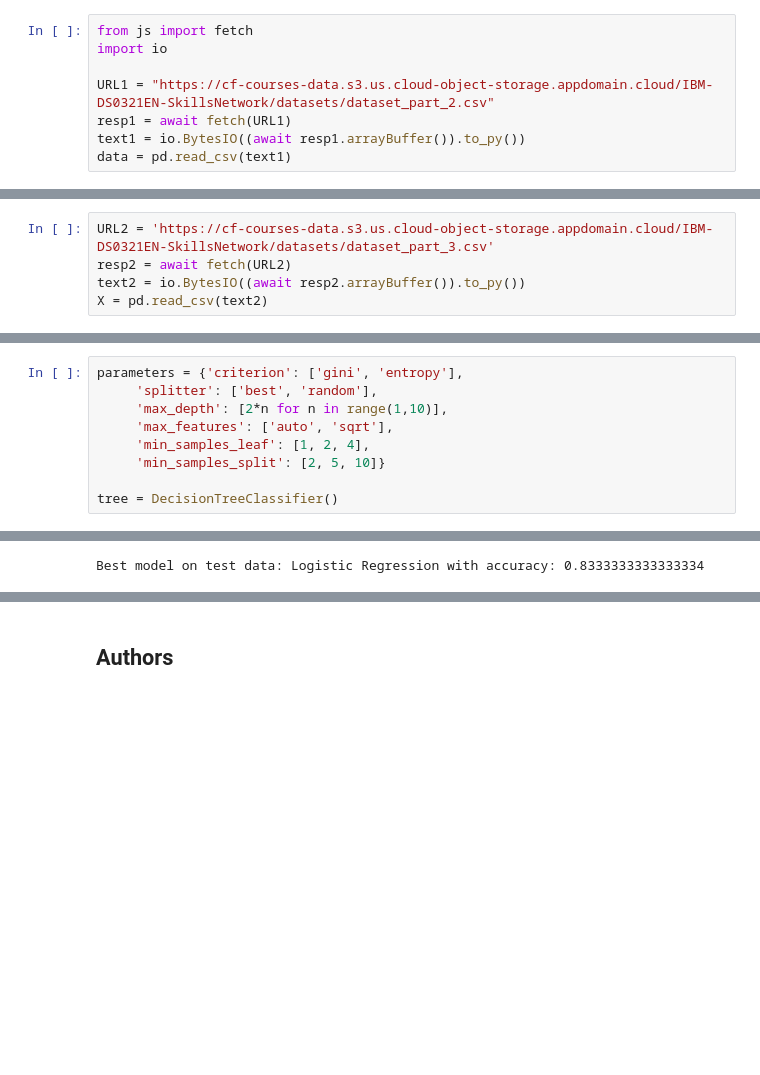
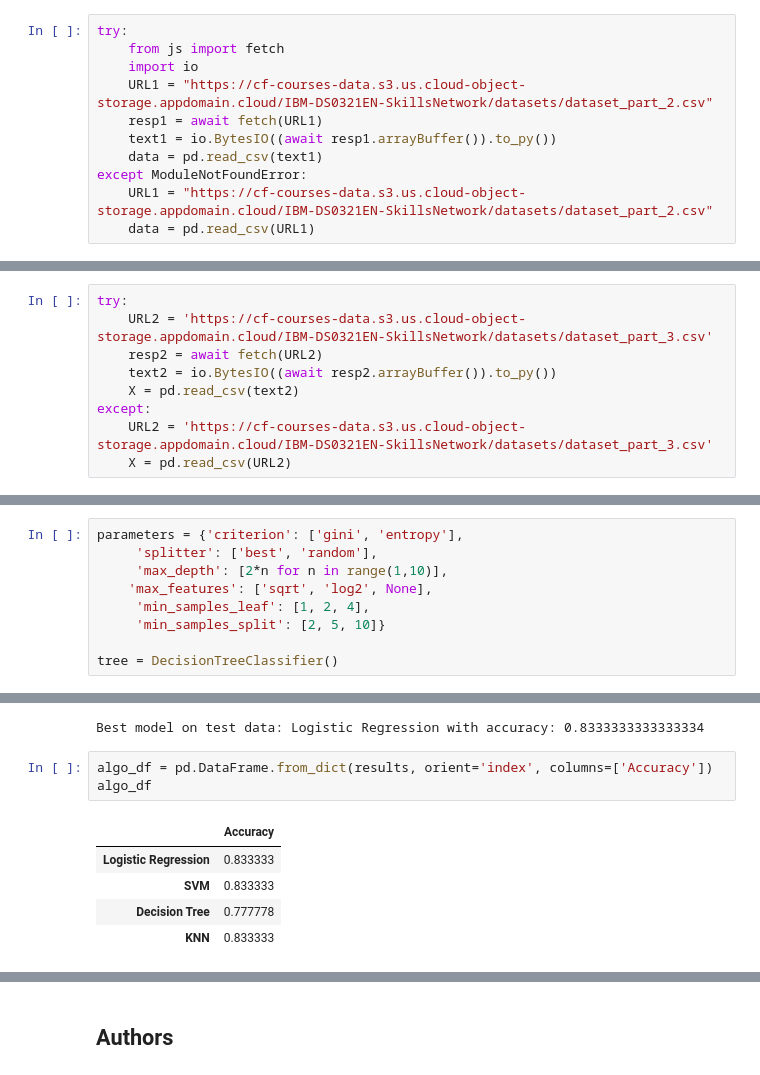
Before and after one commit to devendra-deshmukh/spacex-landing-prediction-capstone, a Jupyter notebook: SpaceX_Machine Learning Prediction_Part_5.ipynb, the cells around one changed output, grey strips where cells are left out. Cells and saved outputs as stored; diff of their text form; blank space fills up the shorter version.

```diff
--- a/SpaceX_Machine Learning Prediction_Part_5.ipynb
+++ b/SpaceX_Machine Learning Prediction_Part_5.ipynb
@@ -92,13 +107,16 @@ def plot_confusion_matrix(y,y_predict):
 # %% [markdown]
 Load the data
 # %%
-from js import fetch
-import io
-
-URL1 = "https://cf-courses-data.s3.us.cloud-object-storage.appdomain.cloud/IBM-DS0321EN-SkillsNetwork/datasets/dataset_part_2.csv"
-resp1 = await fetch(URL1)
-text1 = io.BytesIO((await resp1.arrayBuffer()).to_py())
-data = pd.read_csv(text1)
+try:
+    from js import fetch
+    import io
+    URL1 = "https://cf-courses-data.s3.us.cloud-object-storage.appdomain.cloud/IBM-DS0321EN-SkillsNetwork/datasets/dataset_part_2.csv"
+    resp1 = await fetch(URL1)
+    text1 = io.BytesIO((await resp1.arrayBuffer()).to_py())
+    data = pd.read_csv(text1)
+except ModuleNotFoundError:
+    URL1 = "https://cf-courses-data.s3.us.cloud-object-storage.appdomain.cloud/IBM-DS0321EN-SkillsNetwork/datasets/dataset_part_2.csv"
+    data = pd.read_csv(URL1)
 # %%
 data.head()
 # %% [output]
@@ -109,10 +127,14 @@ data.head()
 | 3 | 4 | 2013-09-29 | Falcon 9 | 500.000000 | PO | VAFB SLC 4E | False Ocean | 1 | False | ... |
 | 4 | 5 | 2013-12-03 | Falcon 9 | 3170.000000 | GTO | CCAFS SLC 40 | None None | 1 | False | ... |
 # %%
-URL2 = 'https://cf-courses-data.s3.us.cloud-object-storage.appdomain.cloud/IBM-DS0321EN-SkillsNetwork/datasets/dataset_part_3.csv'
-resp2 = await fetch(URL2)
-text2 = io.BytesIO((await resp2.arrayBuffer()).to_py())
-X = pd.read_csv(text2)
+try:
+    URL2 = 'https://cf-courses-data.s3.us.cloud-object-storage.appdomain.cloud/IBM-DS0321EN-SkillsNetwork/datasets/dataset_part_3.csv'
+    resp2 = await fetch(URL2)
+    text2 = io.BytesIO((await resp2.arrayBuffer()).to_py())
+    X = pd.read_csv(text2)
+except:
+    URL2 = 'https://cf-courses-data.s3.us.cloud-object-storage.appdomain.cloud/IBM-DS0321EN-SkillsNetwork/datasets/dataset_part_3.csv'
+    X = pd.read_csv(URL2)
 # %%
 X.head(100)
 # %% [output]
@@ -256,7 +278,7 @@ Create a decision tree classifier object then  create a  <code>GridSearchCV</cod
 parameters = {'criterion': ['gini', 'entropy'],
      'splitter': ['best', 'random'],
      'max_depth': [2*n for n in range(1,10)],
-     'max_features': ['auto', 'sqrt'],
+    'max_features': ['sqrt', 'log2', None],
      'min_samples_leaf': [1, 2, 4],
      'min_samples_split': [2, 5, 10]}
 
@@ -364,3 +369,12 @@ best_model = max(results, key=results.get)
 print(f"Best model on test data: {best_model} with accuracy: {results[best_model]}")
 # %% [output]
 Best model on test data: Logistic Regression with accuracy: 0.8333333333333334
+# %%
+algo_df = pd.DataFrame.from_dict(results, orient='index', columns=['Accuracy'])
+algo_df
+# %% [output]
+|  | Accuracy |
+| Logistic Regression | 0.833333 |
+| SVM | 0.833333 |
+| Decision Tree | 0.777778 |
+| KNN | 0.833333 |
```
Also changed, not shown: parts of 10 cells of this notebook, 4 other files.
